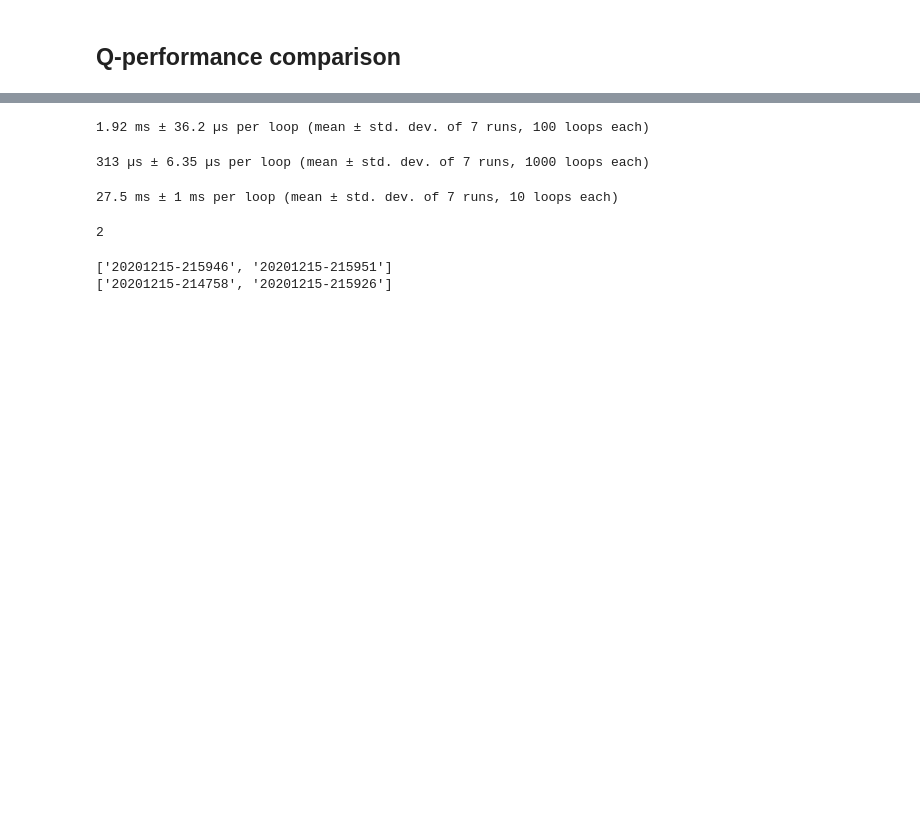
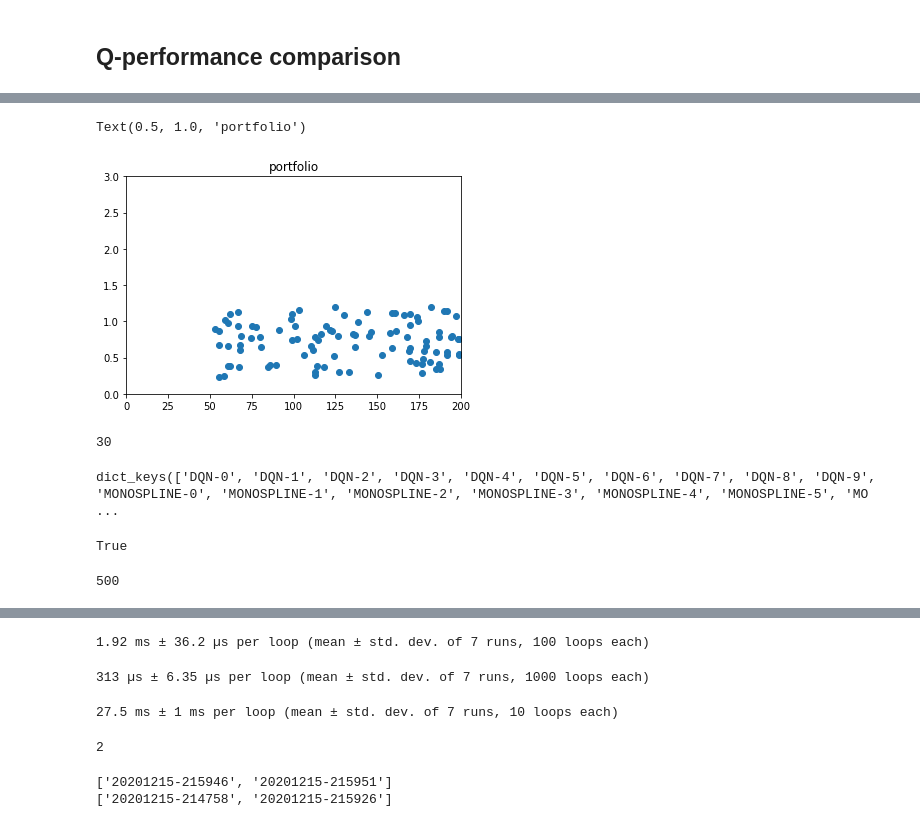
Before and after one commit to majkee15/credit_collections_rl, a Jupyter notebook: learning/notebooks/q_performance_comparison.ipynb, the cells around one changed output, grey strips where cells are left out. Drawn from its saved outputs; the diff is of its cells as text; code cells hidden in the pictures; blank space fills up the shorter version.

```diff
--- a/learning/notebooks/q_performance_comparison.ipynb
+++ b/learning/notebooks/q_performance_comparison.ipynb
@@ -60,0 +57,16 @@ plt.colorbar()
+# %%
+n_acc = 100
+llb = 0.2
+lub = 1.2
+wlb = 50.
+wub = 200.
+portfolio = np.array([[np.random.uniform(llb, lub), np.random.uniform(wlb, wub)] for _ in range(n_acc)])
+# %%
+fig, ax = plt.subplots()
+ax.scatter(portfolio[:, 1], portfolio[:, 0])
+ax.set_ylim([0, 3])
+ax.set_xlim([0, 200])
+ax.set_title('portfolio')
+# %% [output]
+Text(0.5, 1.0, 'portfolio')
+[figure, added]
@@ -60,0 +128,12 @@ plt.colorbar()
+# %%
+len(vals.items())
+# %% [output]
+30
+# %%
+vals.keys()
+# %% [output]
+dict_keys(['DQN-0', 'DQN-1', 'DQN-2', 'DQN-3', 'DQN-4', 'DQN-5', 'DQN-6', 'DQN-7', 'DQN-8', 'DQN-9', 'MONOSPLINE-0', 'MONOSPLINE-1', 'MONOSPLINE-2', 'MONOSPLINE-3', 'MONOSPLINE-4', 'MONOSPLINE-5', 'MO ...
+# %%
+'DQN'.startswith('DQ')
+# %% [output]
+True
@@ -60,0 +145,4 @@ plt.colorbar()
+# %%
+dqns[0]
+# %% [output]
+500
```
Also changed, not shown: parts of 27 cells of this notebook, 5 other files.
